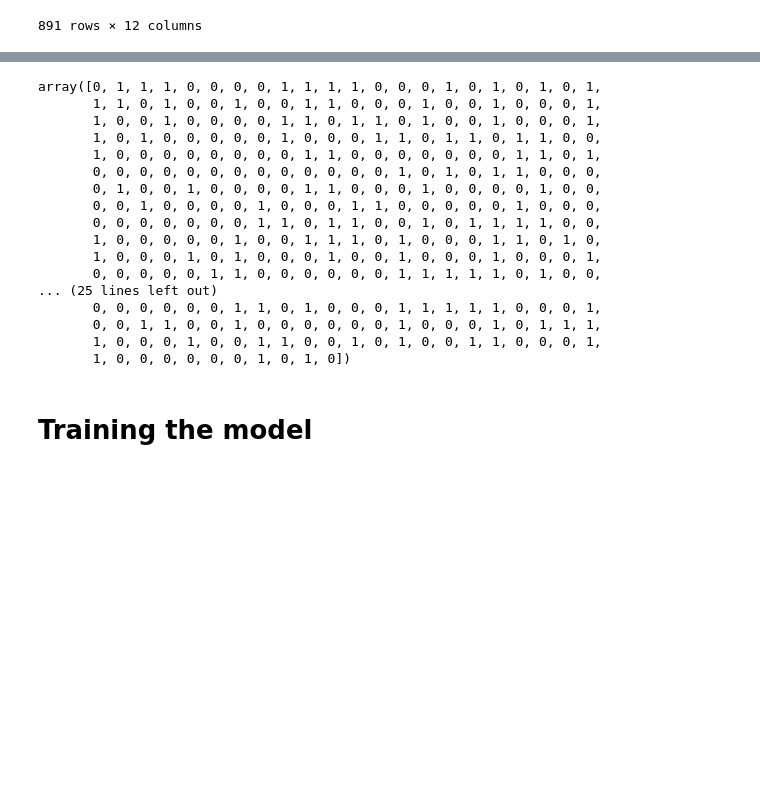
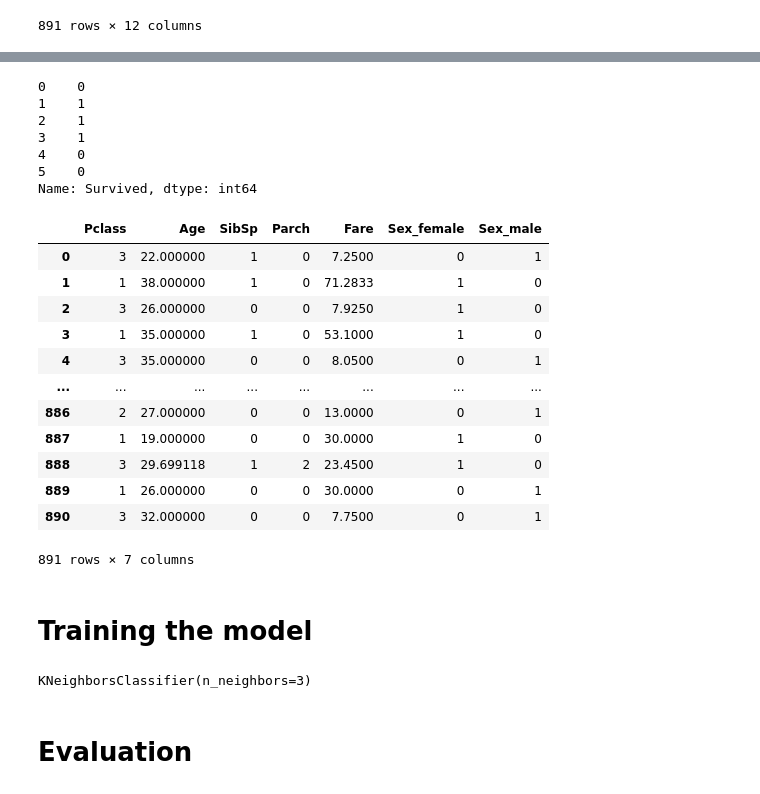
Before and after one commit to KnzMcn/Kaggle_Competition_Compilation, a Jupyter notebook: KNN_Prediction_of_Titanic_Survivors.ipynb, the cells around one changed output, grey strips where cells are left out. Drawn from its saved outputs; the diff is of its cells as text; code cells hidden in the pictures; blank space fills up the shorter version.

Commit message:
Added training and imputation

```diff
--- a/KNN_Prediction_of_Titanic_Survivors.ipynb
+++ b/KNN_Prediction_of_Titanic_Survivors.ipynb
@@ -64,7 +83,11 @@ train
+# %%
+# impute missing values
+imputer = SimpleImputer(missing_values = np.nan, strategy = 'mean')
+train.Age = imputer.fit_transform(train['Age'].values.reshape(-1, 1))[:, 0]
 # %%
 # remove the labels
-X_train = train.drop(['Survived', 'Name', 'PassengerId'], axis = 1).values
-y_train = train['Survived'].values
+X_train = train.drop(['Survived', 'Name', 'PassengerId', 'Ticket', 'Cabin', 'Embarked'], axis = 1)
+y_train = train['Survived']
 # %%
 X_train
 # %% [output]
@@ -78,22 +107,30 @@ array([[3, 'male', 22.0, ..., 7.25, nan, 'S'],
 # %%
-y_train
+y_train[:6]
 # %% [output]
-array([0, 1, 1, 1, 0, 0, 0, 0, 1, 1, 1, 1, 0, 0, 0, 1, 0, 1, 0, 1, 0, 1,
-       1, 1, 0, 1, 0, 0, 1, 0, 0, 1, 1, 0, 0, 0, 1, 0, 0, 1, 0, 0, 0, 1,
-       1, 0, 0, 1, 0, 0, 0, 0, 1, 1, 0, 1, 1, 0, 1, 0, 0, 1, 0, 0, 0, 1,
-       1, 0, 1, 0, 0, 0, 0, 0, 1, 0, 0, 0, 1, 1, 0, 1, 1, 0, 1, 1, 0, 0,
-       1, 0, 0, 0, 0, 0, 0, 0, 0, 1, 1, 0, 0, 0, 0, 0, 0, 0, 1, 1, 0, 1,
-       0, 0, 0, 0, 0, 0, 0, 0, 0, 0, 0, 0, 0, 1, 0, 1, 0, 1, 1, 0, 0, 0,
-       0, 1, 0, 0, 1, 0, 0, 0, 0, 1, 1, 0, 0, 0, 1, 0, 0, 0, 0, 1, 0, 0,
-       0, 0, 1, 0, 0, 0, 0, 1, 0, 0, 0, 1, 1, 0, 0, 0, 0, 0, 1, 0, 0, 0,
-       0, 0, 0, 0, 0, 0, 0, 1, 1, 0, 1, 1, 0, 0, 1, 0, 1, 1, 1, 1, 0, 0,
-       1, 0, 0, 0, 0, 0, 1, 0, 0, 1, 1, 1, 0, 1, 0, 0, 0, 1, 1, 0, 1, 0,
-       1, 0, 0, 0, 1, 0, 1, 0, 0, 0, 1, 0, 0, 1, 0, 0, 0, 1, 0, 0, 0, 1,
-       0, 0, 0, 0, 0, 1, 1, 0, 0, 0, 0, 0, 0, 1, 1, 1, 1, 1, 0, 1, 0, 0,
-... (25 lines left out)
-       0, 0, 0, 0, 0, 0, 1, 1, 0, 1, 0, 0, 0, 1, 1, 1, 1, 1, 0, 0, 0, 1,
-       0, 0, 1, 1, 0, 0, 1, 0, 0, 0, 0, 0, 0, 1, 0, 0, 0, 1, 0, 1, 1, 1,
-       1, 0, 0, 0, 1, 0, 0, 1, 1, 0, 0, 1, 0, 1, 0, 0, 1, 1, 0, 0, 0, 1,
-       1, 0, 0, 0, 0, 0, 0, 1, 0, 1, 0])
+0    0
+1    1
+2    1
+3    1
+4    0
+5    0
+Name: Survived, dtype: int64
+# %%
+# one hot encoding
+X_train_encoded = pd.get_dummies(data = X_train, columns = ['Sex'])
+X_train_encoded
+# %% [output]
+|  | Pclass | Age | SibSp | Parch | Fare | Sex_female | Sex_male |
+| 0 | 3 | 22.000000 | 1 | 0 | 7.2500 | 0 | 1 |
+| 1 | 1 | 38.000000 | 1 | 0 | 71.2833 | 1 | 0 |
+| 2 | 3 | 26.000000 | 0 | 0 | 7.9250 | 1 | 0 |
+| 3 | 1 | 35.000000 | 1 | 0 | 53.1000 | 1 | 0 |
+| 4 | 3 | 35.000000 | 0 | 0 | 8.0500 | 0 | 1 |
+| ... | ... | ... | ... | ... | ... | ... | ... |
+| 886 | 2 | 27.000000 | 0 | 0 | 13.0000 | 0 | 1 |
+| 887 | 1 | 19.000000 | 0 | 0 | 30.0000 | 1 | 0 |
+| 888 | 3 | 29.699118 | 1 | 2 | 23.4500 | 1 | 0 |
+| 889 | 1 | 26.000000 | 0 | 0 | 30.0000 | 0 | 1 |
+| 890 | 3 | 32.000000 | 0 | 0 | 7.7500 | 0 | 1 |
+891 rows × 7 columns
 # %% [markdown]
 # Training the model
@@ -99,0 +140,6 @@ array([0, 1, 1, 1, 0, 0, 0, 0, 1, 1, 1, 1, 0, 0, 0, 1, 0, 1, 0, 1, 0, 1,
+# %%
+knn.fit(X_train_encoded, y_train)
+# %% [output]
+KNeighborsClassifier(n_neighbors=3)
+# %% [markdown]
+# Evaluation
```
Also changed, not shown: parts of 8 cells of this notebook.
